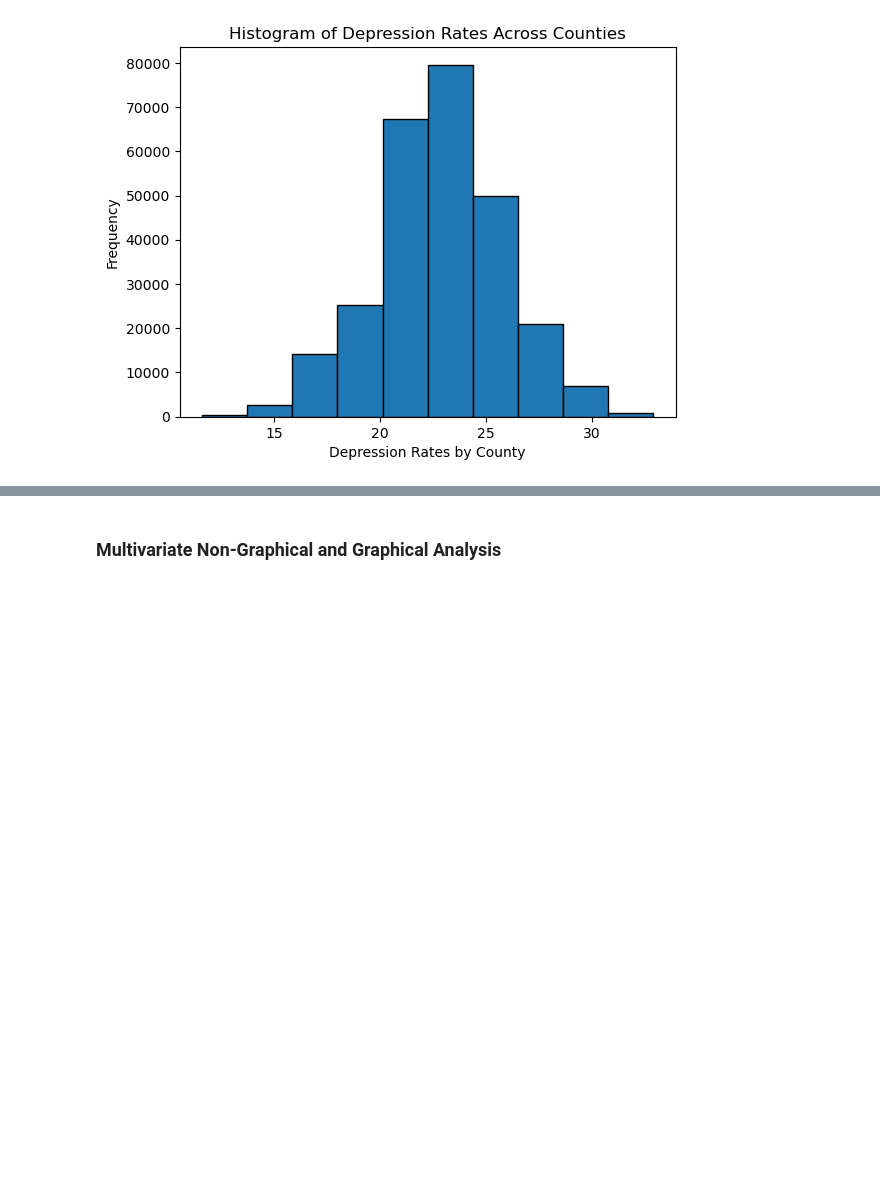
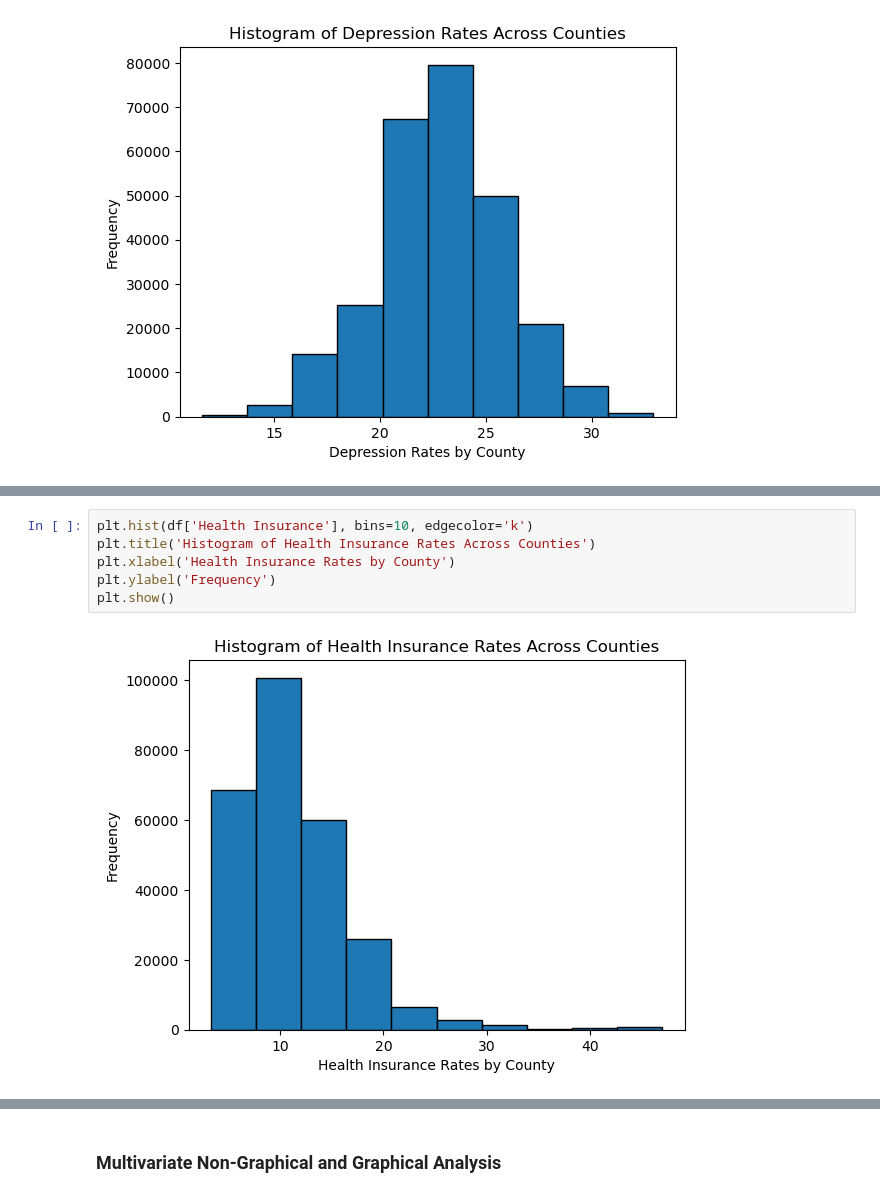
Before and after one commit to shailja-somani-0/ADS-599-Capstone, a Jupyter notebook: Code_Library/2_EDA.ipynb, the cells around one changed output, grey strips where cells are left out. Drawn from its saved outputs; the diff is of its cells as text; blank space fills up the shorter version.

```diff
--- a/Code_Library/2_EDA.ipynb
+++ b/Code_Library/2_EDA.ipynb
@@ -135,0 +144,8 @@ plt.show()
+# %%
+plt.hist(df['Health Insurance'], bins=10, edgecolor='k')
+plt.title('Histogram of Health Insurance Rates Across Counties')
+plt.xlabel('Health Insurance Rates by County')
+plt.ylabel('Frequency')
+plt.show()
+# %% [output]
+[figure, added]
```
Also changed, not shown: parts of 5 cells of this notebook.
